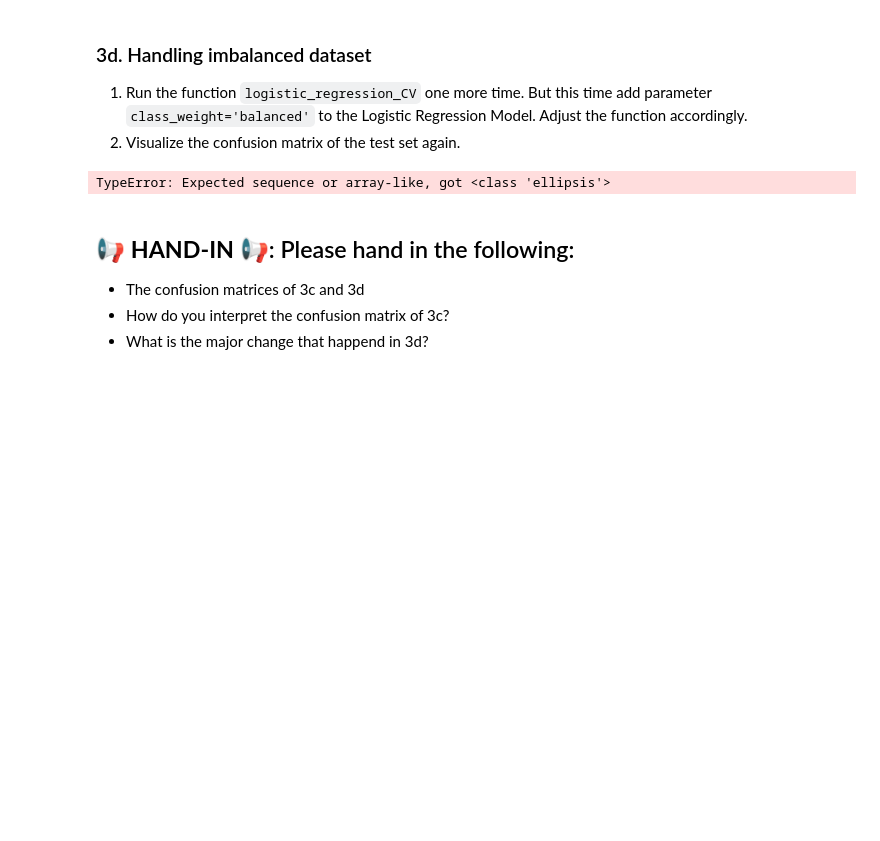
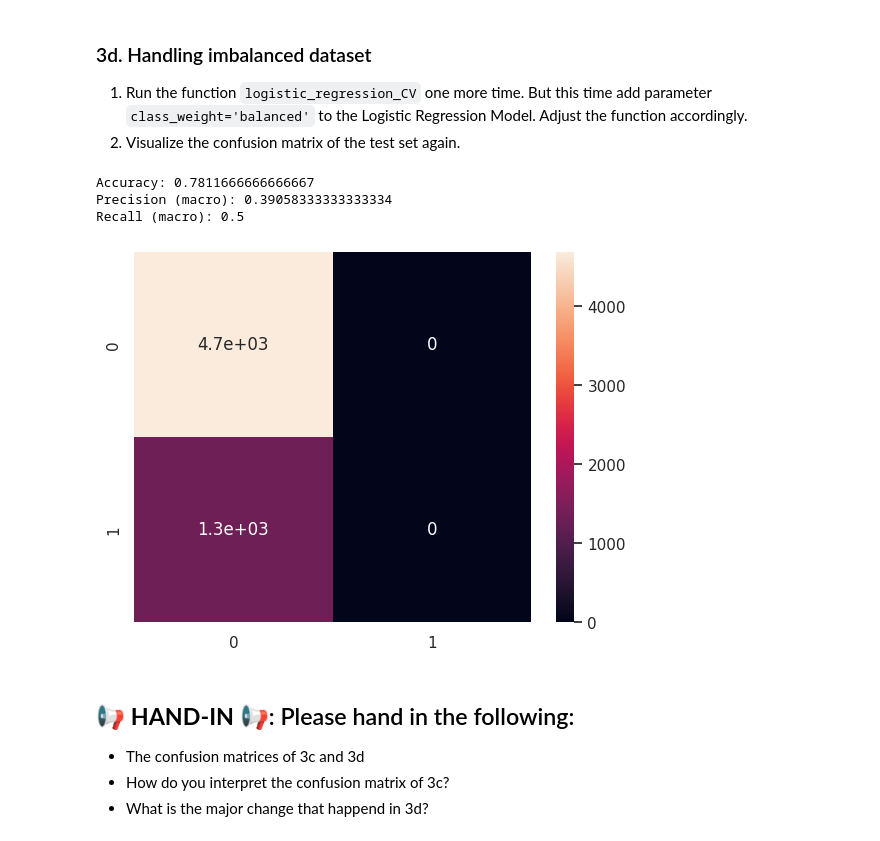
Before and after one commit to jaypi95/mldm_hs22, a Jupyter notebook: labs/L05_Supervised_Learning_LAB_ASSIGNMENT.ipynb, the cells around one changed output. Saved outputs shown, nothing was run; the diff lists cells and outputs as text; code cells hidden in the pictures; blank space fills up the shorter version.

```diff
--- a/labs/L05_Supervised_Learning_LAB_ASSIGNMENT.ipynb
+++ b/labs/L05_Supervised_Learning_LAB_ASSIGNMENT.ipynb
@@ -388,10 +392,13 @@ Recall (macro): 0.5245468376743634
 1. Run the function `logistic_regression_CV` one more time. But this time add parameter `class_weight='balanced'` to the Logistic Regression Model. Adjust the function accordingly.
 2. Visualize the confusion matrix of the test set again.
 # %%
-y_pred = ...  # train logistic regression with class_weight='balanced', use cross-validation as in the 3c
+y_pred = logistic_regression_CV(cv_technique, 'balanced') # train logistic regression with class_weight='balanced', use cross-validation as in the 3c
 return_statistics(y_test, y_pred)
 # %% [output]
-TypeError: Expected sequence or array-like, got <class 'ellipsis'>
+Accuracy: 0.7811666666666667
+Precision (macro): 0.39058333333333334
+Recall (macro): 0.5
+[figure, added]
 # %% [markdown]
 ## 📢 **HAND-IN** 📢: Please hand in the following:
 
```
Also changed, not shown: parts of 3 cells of this notebook.
